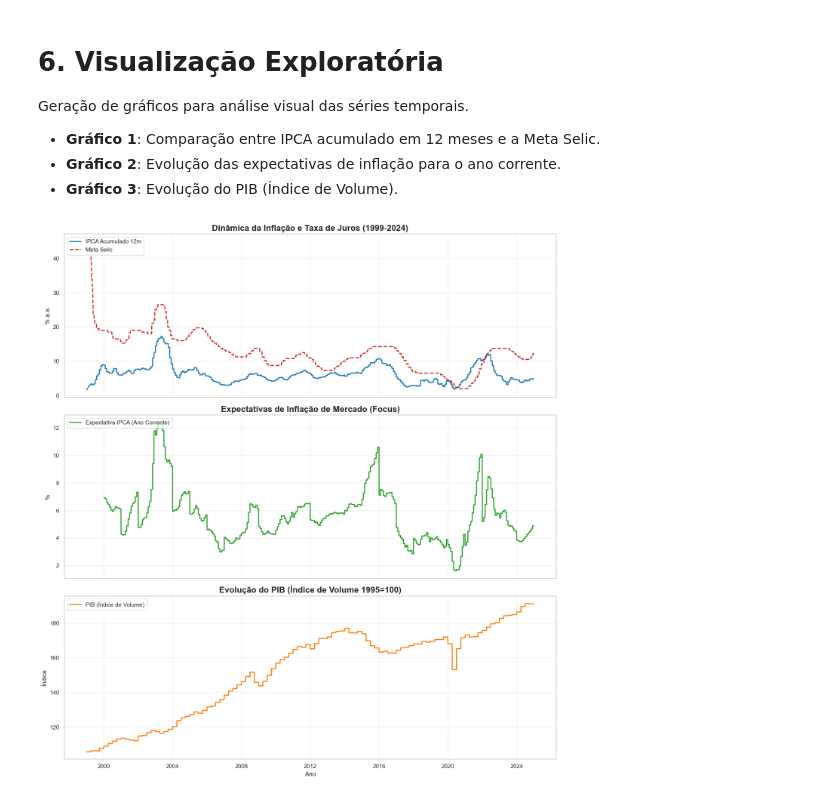
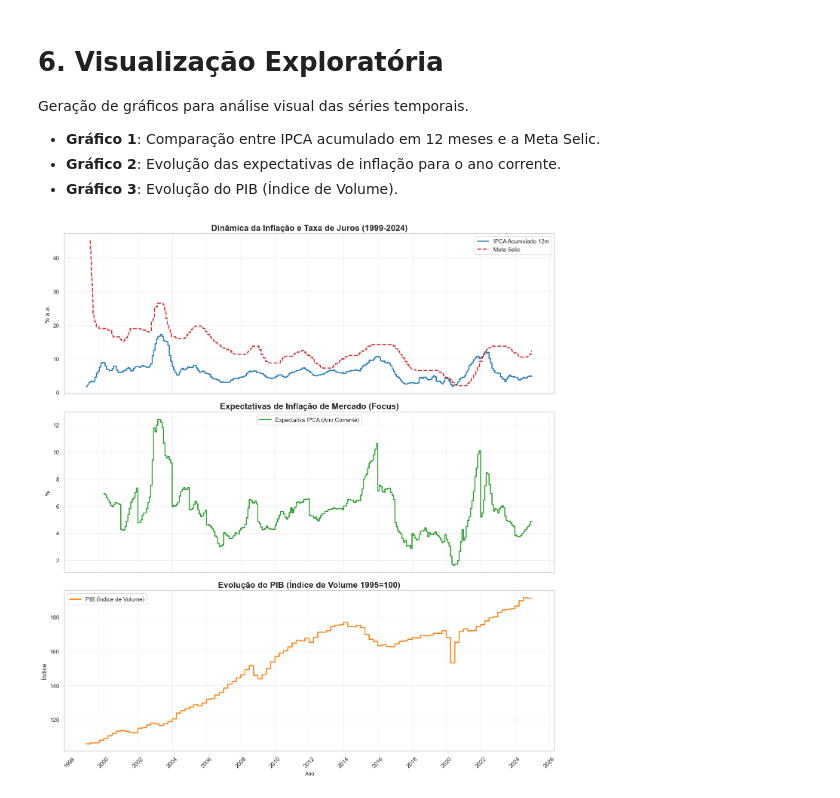
Before and after one commit to fernandovieira1/brazil-taylor-determinacy, a Jupyter notebook: scripts/pib_ipca_selic_focus.ipynb, the cells around one changed output. Saved outputs shown, nothing was run; the diff lists cells and outputs as text; code cells hidden in the pictures.

```diff
--- a/scripts/pib_ipca_selic_focus.ipynb
+++ b/scripts/pib_ipca_selic_focus.ipynb
@@ -276,38 +276,45 @@ Geração de gráficos para análise visual das séries temporais.
 - **Gráfico 2**: Evolução das expectativas de inflação para o ano corrente.
 - **Gráfico 3**: Evolução do PIB (Índice de Volume).
 # %%
+import matplotlib.dates as mdates
+
 def plotar_dados(df):
     fig, axes = plt.subplots(3, 1, figsize=(14, 15), sharex=True)
 
     # Gráfico 1: IPCA 12m vs Selic
     sns.lineplot(data=df, x=df.index, y='IPCA_12m', ax=axes[0], label='IPCA Acumulado 12m', color='#1f77b4', linewidth=2)
     sns.lineplot(data=df, x=df.index, y='Selic_Meta', ax=axes[0], label='Meta Selic', color='#d62728', linestyle='--', linewidth=2)
 
     axes[0].set_title('Dinâmica da Inflação e Taxa de Juros (1999-2024)', fontsize=16, fontweight='bold')
     axes[0].set_ylabel('% a.a.', fontsize=12)
-    axes[0].legend(loc='upper left', frameon=True)
+    axes[0].legend(loc='upper right', frameon=True)
     axes[0].grid(True, alpha=0.3)
 
     # Gráfico 2: Expectativas
     sns.lineplot(data=df, x=df.index, y='Expectativa_IPCA_AnoCorrente', ax=axes[1], label='Expectativa IPCA (Ano Corrente)', color='#2ca02c', linewidth=2)
 
     axes[1].set_title('Expectativas de Inflação de Mercado (Focus)', fontsize=16, fontweight='bold')
     axes[1].set_ylabel('%', fontsize=12)
-    axes[1].legend(loc='upper left', frameon=True)
+    axes[1].legend(loc='upper center', frameon=True)
     axes[1].grid(True, alpha=0.3)
 
     # Gráfico 3: PIB
     sns.lineplot(data=df, x=df.index, y='PIB_Indice', ax=axes[2], label='PIB (Índice de Volume)', color='#ff7f0e', linewidth=2)
 
     axes[2].set_title('Evolução do PIB (Índice de Volume 1995=100)', fontsize=16, fontweight='bold')
     axes[2].set_ylabel('Índice', fontsize=12)
-    axes[2].set_xlabel('Ano', fontsize=12)
+    axes[2].set_xlabel('Ano', fontsize=10)
     axes[2].legend(loc='upper left', frameon=True)
     axes[2].grid(True, alpha=0.3)
+
+    # Configuração do Eixo X (Anos de 2 em 2)
+    axes[2].xaxis.set_major_locator(mdates.YearLocator(2))
+    axes[2].xaxis.set_major_formatter(mdates.DateFormatter('%Y'))
+    plt.xticks(rotation=45)
 
     plt.tight_layout()
     plt.show()
 
 plotar_dados(df_economico)
 # %% [output]
-[figure, old version]
+[figure, new version]
```
